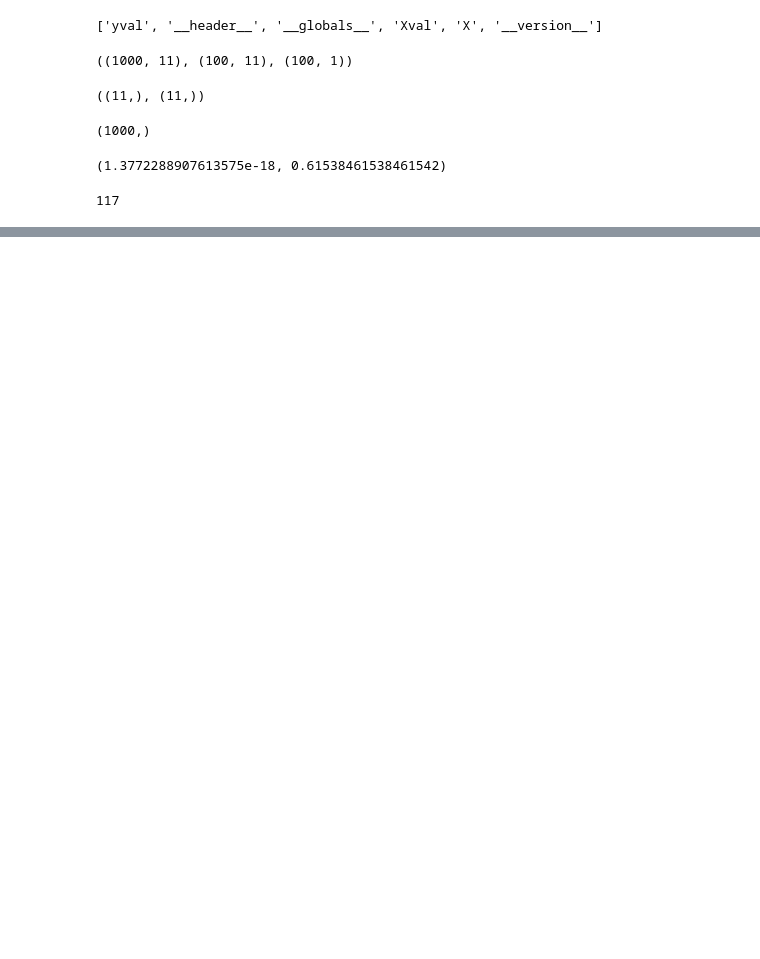
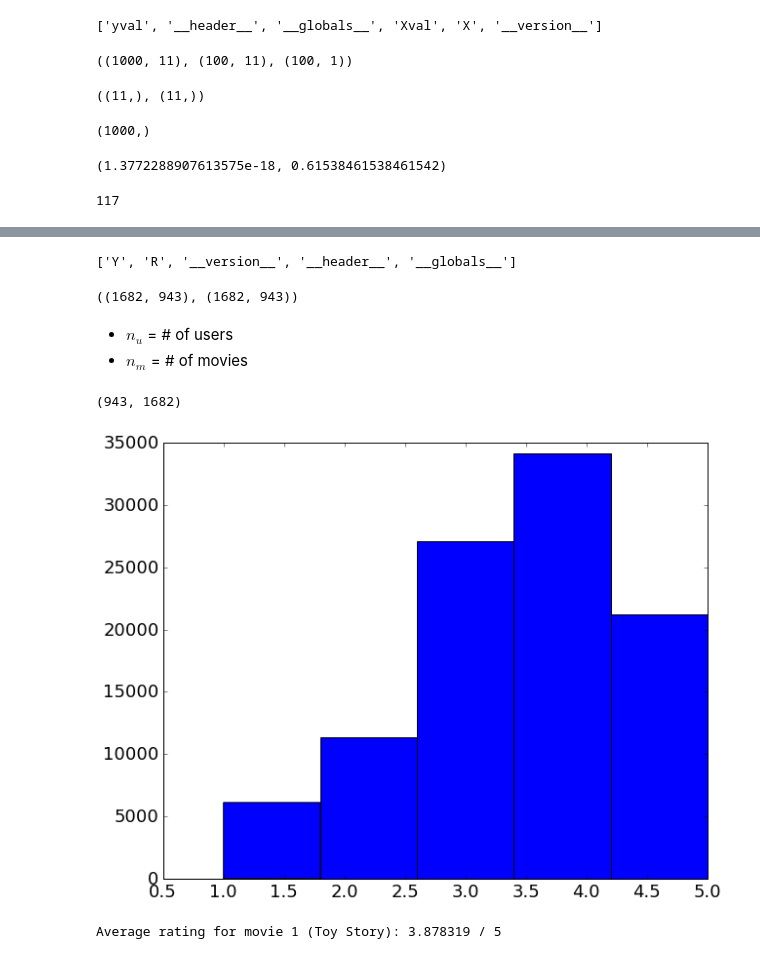
Before and after one commit to nakicam/DataScienceTraining, a Jupyter notebook: courses/coursera_ml008/hw8/hw8_anamoly_detection_recommeders.ipynb, the cells around one changed output, grey strips where cells are left out. Saved outputs shown, nothing was run; the diff lists cells and outputs as text; code cells hidden in the pictures; blank space fills up the shorter version.

```diff
--- a/courses/coursera_ml008/hw8/hw8_anamoly_detection_recommeders.ipynb
+++ b/courses/coursera_ml008/hw8/hw8_anamoly_detection_recommeders.ipynb
@@ -282,0 +323,28 @@ np.sum(p < eps)
+# %%
+ex8_movies = scipy.io.loadmat('ex8_movies.mat')
+ex8_movies.keys()
+# %% [output]
+['Y', 'R', '__version__', '__header__', '__globals__']
+# %%
+Y = ex8_movies['Y']
+R = np.array(ex8_movies['R'], dtype=np.bool)
+Y.shape, R.shape
+# %% [output]
+((1682, 943), (1682, 943))
+# %% [markdown]
+* $n_u$ = \# of users
+* $n_m$ = \# of movies
+# %%
+n_m, n_u = Y.shape
+n_u, n_m
+# %% [output]
+(943, 1682)
+# %%
+plt.hist(Y[R], bins=5)
+plt.show()
+# %% [output]
+[figure, added]
+# %%
+print("Average rating for movie 1 (Toy Story): %f / 5\n\n" % Y[0, R[0,...]].mean())
+# %% [output]
+Average rating for movie 1 (Toy Story): 3.878319 / 5
```
Also changed, not shown: parts of 22 cells of this notebook, 8 other files.
